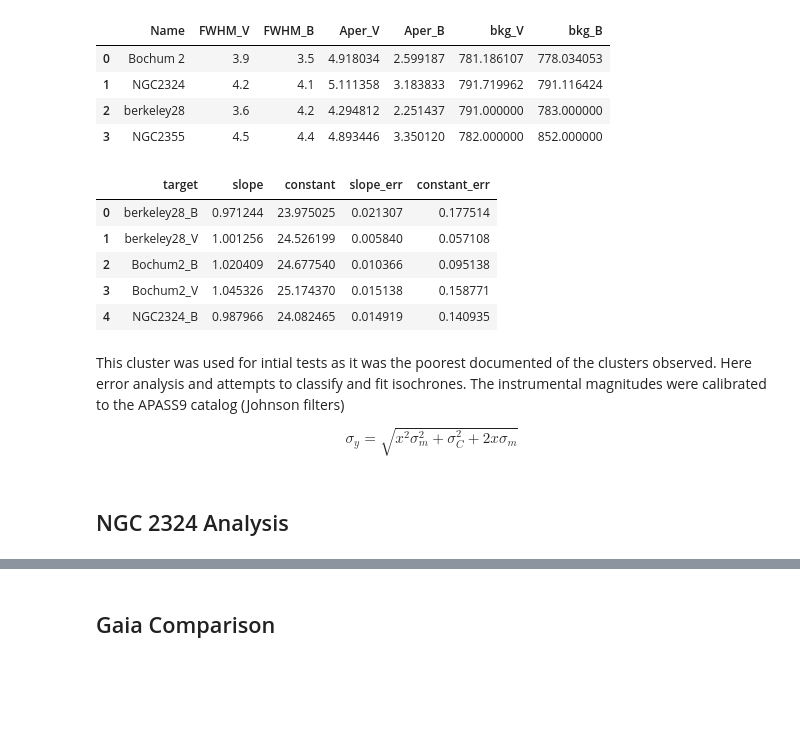
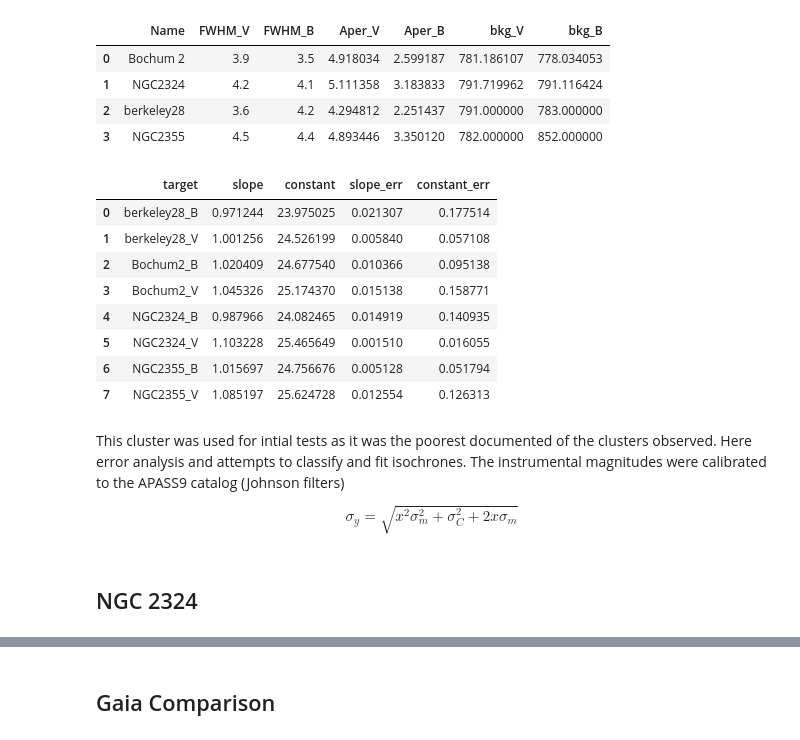
Before and after one commit to OwenJohnsons/Final_Year_Project, a Jupyter notebook: Code/classification.ipynb, the cells around one changed output, grey strips where cells are left out. Drawn from its saved outputs; the diff is of its cells as text; code cells hidden in the pictures; blank space fills up the shorter version.

```diff
--- a/Code/classification.ipynb
+++ b/Code/classification.ipynb
@@ -152,14 +151,17 @@ photo_params.head()
 | 2 | berkeley28 | 3.6 | 4.2 | 4.294812 | 2.251437 | 791.000000 | 783.000000 |
 | 3 | NGC2355 | 4.5 | 4.4 | 4.893446 | 3.350120 | 782.000000 | 852.000000 |
 # %%
-mag_params.head()
+mag_params
 # %% [output]
 |  | target | slope | constant | slope_err | constant_err |
 | 0 | berkeley28_B | 0.971244 | 23.975025 | 0.021307 | 0.177514 |
 | 1 | berkeley28_V | 1.001256 | 24.526199 | 0.005840 | 0.057108 |
 | 2 | Bochum2_B | 1.020409 | 24.677540 | 0.010366 | 0.095138 |
 | 3 | Bochum2_V | 1.045326 | 25.174370 | 0.015138 | 0.158771 |
 | 4 | NGC2324_B | 0.987966 | 24.082465 | 0.014919 | 0.140935 |
+| 5 | NGC2324_V | 1.103228 | 25.465649 | 0.001510 | 0.016055 |
+| 6 | NGC2355_B | 1.015697 | 24.756676 | 0.005128 | 0.051794 |
+| 7 | NGC2355_V | 1.085197 | 25.624728 | 0.012554 | 0.126313 |
 # %% [markdown]
 This cluster was used for intial tests as it was the poorest documented of the clusters observed. Here error analysis and attempts to classify and fit isochrones.
 The instrumental magnitudes were calibrated to the APASS9 catalog (Johnson filters)
@@ -169,5 +171,5 @@ $$ \sigma_y =  \sqrt{ x^2 \sigma^2_m + \sigma^2_C + 2x \sigma_m} $$
 def covariance_propagation(x, slope_err, const_err):
     return np.sqrt(x**2*slope_err**2 + const_err**2) #+ 2*x*slope_err)
 # %% [markdown]
-## NGC 2324 Analysis
+## NGC 2324
 # %%
```
Also changed, not shown: parts of 14 cells of this notebook, 15 other files.
